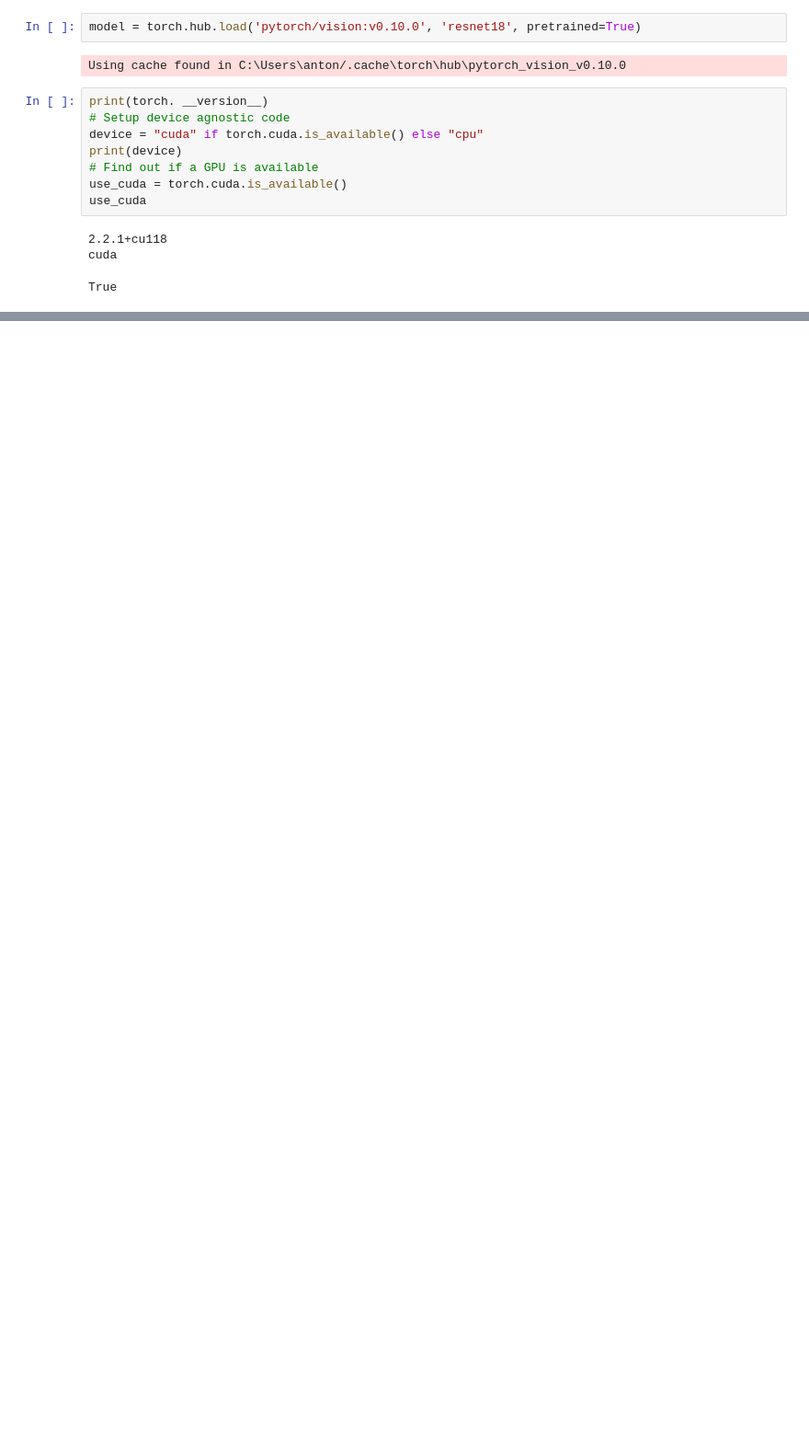
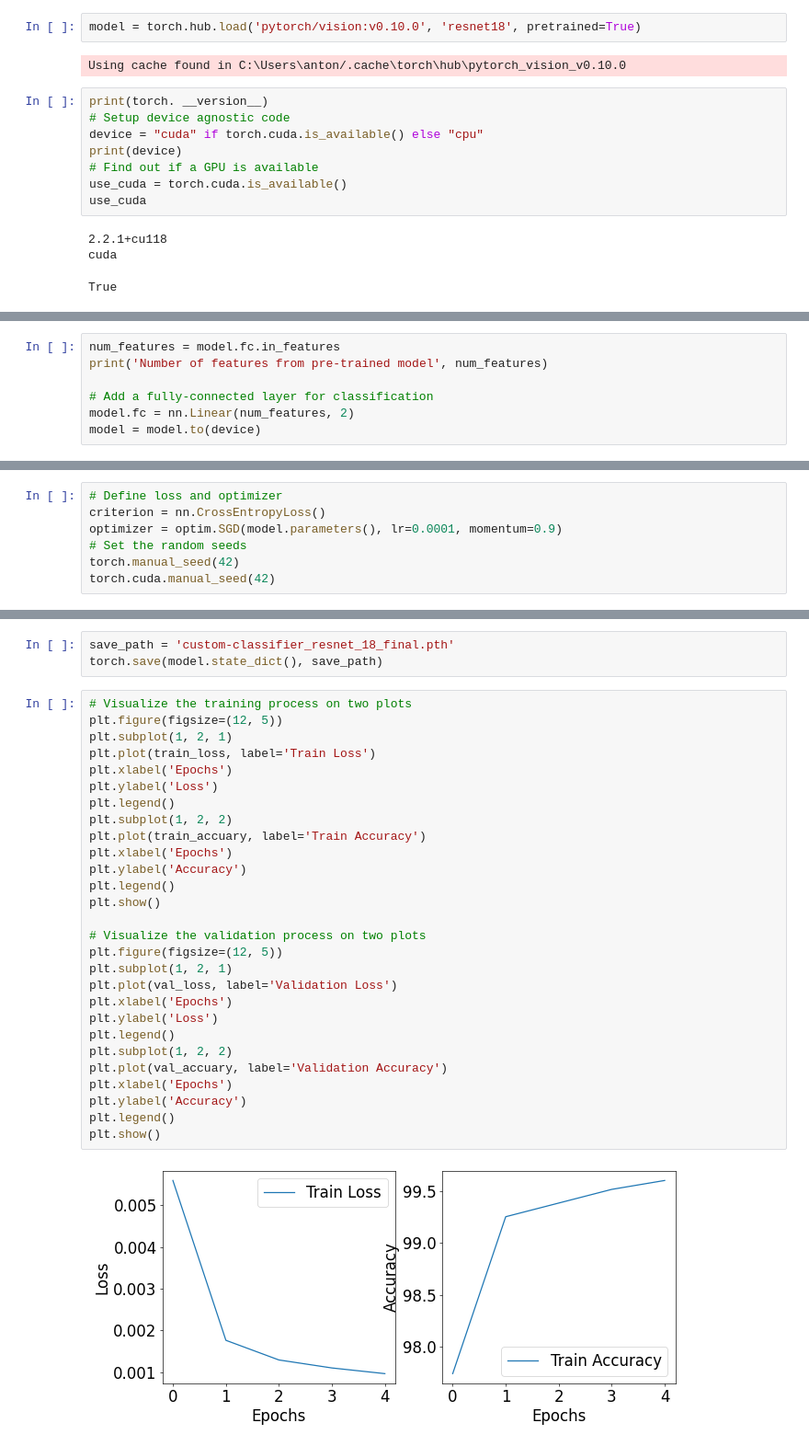
Before and after one commit to osquera/MIA_SD, a Jupyter notebook: attack_model.ipynb, the cells around one changed output, grey strips where cells are left out. Shown at 92% size. Cells and saved outputs as stored; diff of their text form; blank space fills up the shorter version.

```diff
--- a/attack_model.ipynb
+++ b/attack_model.ipynb
@@ -81,0 +109,7 @@ NameError: name 'train_dataset_negatives' is not defined
+# %%
+num_features = model.fc.in_features
+print('Number of features from pre-trained model', num_features)
+
+# Add a fully-connected layer for classification
+model.fc = nn.Linear(num_features, 2)
+model = model.to(device)
@@ -81,0 +118,7 @@ NameError: name 'train_dataset_negatives' is not defined
+# %%
+# Define loss and optimizer
+criterion = nn.CrossEntropyLoss()
+optimizer = optim.SGD(model.parameters(), lr=0.0001, momentum=0.9)
+# Set the random seeds
+torch.manual_seed(42)
+torch.cuda.manual_seed(42)
@@ -81,0 +212,33 @@ NameError: name 'train_dataset_negatives' is not defined
+# %%
+save_path = 'custom-classifier_resnet_18_final.pth'
+torch.save(model.state_dict(), save_path)
+# %%
+# Visualize the training process on two plots
+plt.figure(figsize=(12, 5))
+plt.subplot(1, 2, 1)
+plt.plot(train_loss, label='Train Loss')
+plt.xlabel('Epochs')
+plt.ylabel('Loss')
+plt.legend()
+plt.subplot(1, 2, 2)
+plt.plot(train_accuary, label='Train Accuracy')
+plt.xlabel('Epochs')
+plt.ylabel('Accuracy')
+plt.legend()
+plt.show()
+
+# Visualize the validation process on two plots
+plt.figure(figsize=(12, 5))
+plt.subplot(1, 2, 1)
+plt.plot(val_loss, label='Validation Loss')
+plt.xlabel('Epochs')
+plt.ylabel('Loss')
+plt.legend()
+plt.subplot(1, 2, 2)
+plt.plot(val_accuary, label='Validation Accuracy')
+plt.xlabel('Epochs')
+plt.ylabel('Accuracy')
+plt.legend()
+plt.show()
+# %% [output]
+[figure, added]
```
Also changed, not shown: parts of 12 cells of this notebook.
